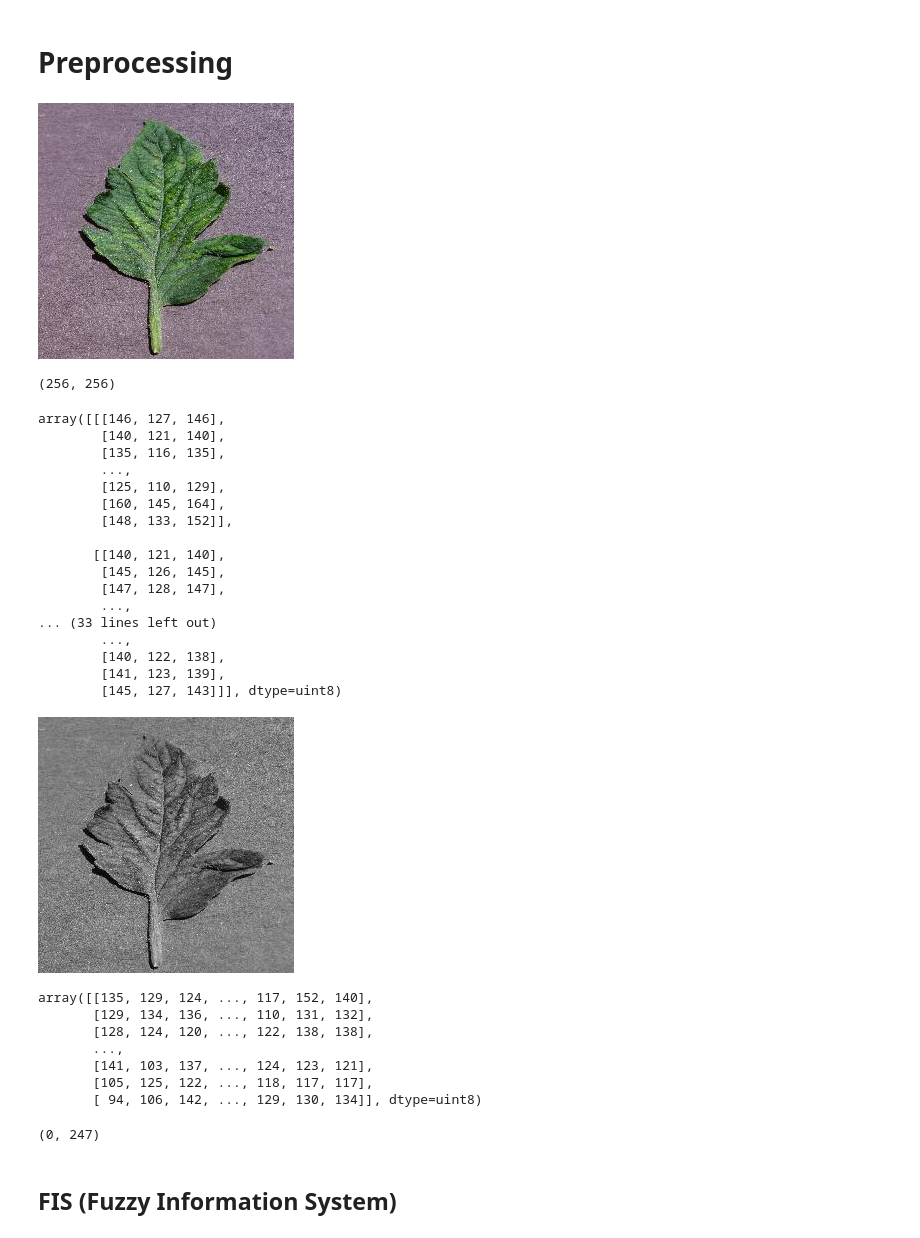
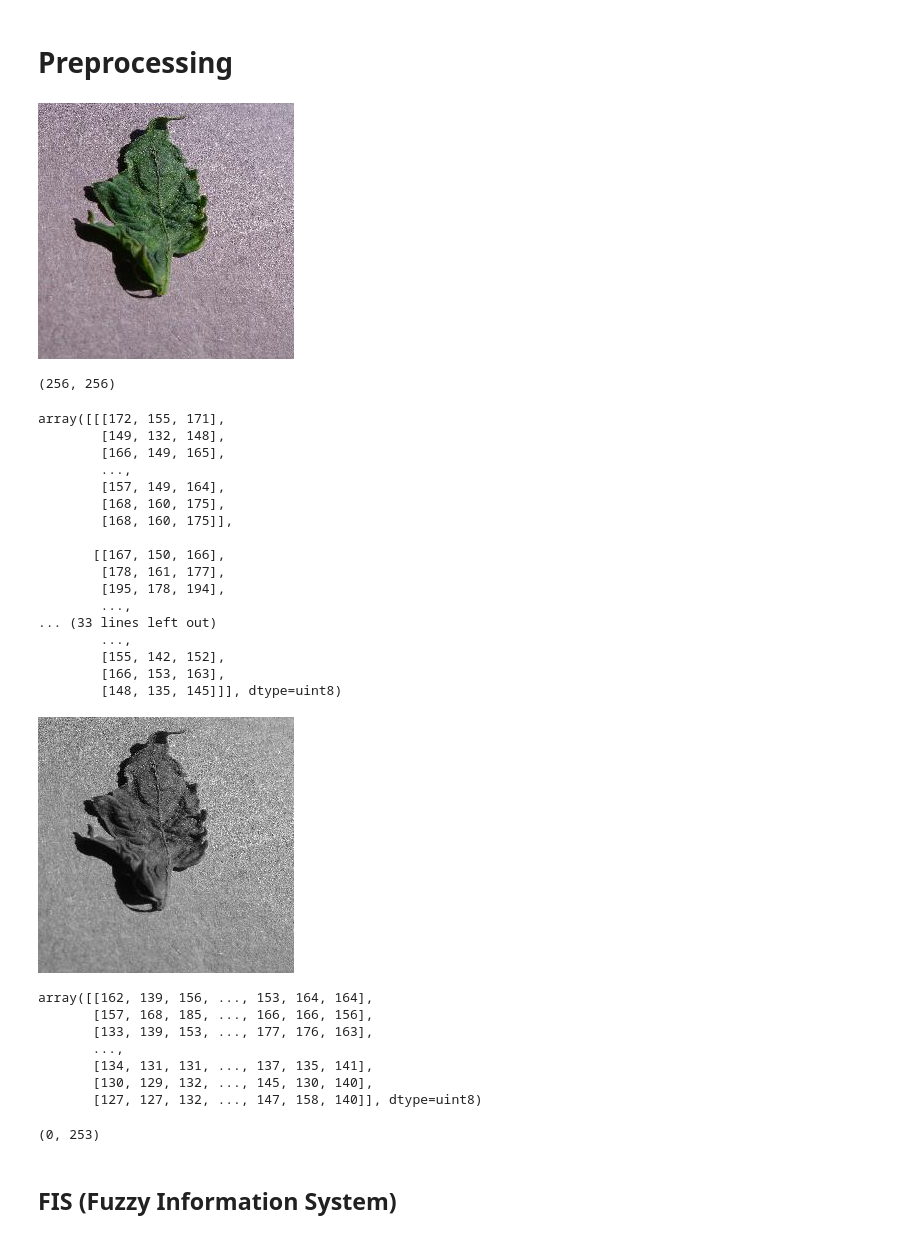
Before and after one commit to trifarameliniaa/SKRIPSI, a Jupyter notebook: file skripsinya fara.ipynb, the cells around one changed output. Cells and saved outputs as stored; diff of their text form; code cells hidden in the pictures.

```diff
--- a/file skripsinya fara.ipynb
+++ b/file skripsinya fara.ipynb
@@ -9,10 +9,10 @@ import numpy as np
 import matplotlib.pyplot as plt
 import cv2
 # %%
-img = Image.open('/content/Tomato_Tomato_mosaic_virus15.jpg')
+img = Image.open('/content/D3.jpg')
 img
 # %% [output]
-[figure, old version]
+[figure, new version]
 # %%
 img.size
 # %% [output]
@@ -21,44 +21,44 @@ img.size
 img_array = np.array(img)
 img_array
 # %% [output]
-array([[[146, 127, 146],
-        [140, 121, 140],
-        [135, 116, 135],
+array([[[172, 155, 171],
+        [149, 132, 148],
+        [166, 149, 165],
         ...,
-        [125, 110, 129],
-        [160, 145, 164],
-        [148, 133, 152]],
+        [157, 149, 164],
+        [168, 160, 175],
+        [168, 160, 175]],
 
-       [[140, 121, 140],
-        [145, 126, 145],
-        [147, 128, 147],
+       [[167, 150, 166],
+        [178, 161, 177],
+        [195, 178, 194],
         ...,
 ... (33 lines left out)
         ...,
-        [140, 122, 138],
-        [141, 123, 139],
-        [145, 127, 143]]], dtype=uint8)
+        [155, 142, 152],
+        [166, 153, 163],
+        [148, 135, 145]]], dtype=uint8)
 # %%
 imgGray = img.convert('L')
 imgGray.save('test_gray.jpg')
 imgGray
 # %% [output]
-[figure, old version]
+[figure, new version]
 # %%
 imgG_array = np.array(imgGray)
 imgG_array
 # %% [output]
-array([[135, 129, 124, ..., 117, 152, 140],
-       [129, 134, 136, ..., 110, 131, 132],
-       [128, 124, 120, ..., 122, 138, 138],
+array([[162, 139, 156, ..., 153, 164, 164],
+       [157, 168, 185, ..., 166, 166, 156],
+       [133, 139, 153, ..., 177, 176, 163],
        ...,
-       [141, 103, 137, ..., 124, 123, 121],
-       [105, 125, 122, ..., 118, 117, 117],
-       [ 94, 106, 142, ..., 129, 130, 134]], dtype=uint8)
+       [134, 131, 131, ..., 137, 135, 141],
+       [130, 129, 132, ..., 145, 130, 140],
+       [127, 127, 132, ..., 147, 158, 140]], dtype=uint8)
 # %%
 np.min(imgG_array),np.max(imgG_array)
 # %% [output]
-(0, 247)
+(0, 253)
 # %% [markdown]
 ## FIS (Fuzzy Information System)
 # %% [markdown]
```
Also changed, not shown: parts of 7 cells of this notebook.
